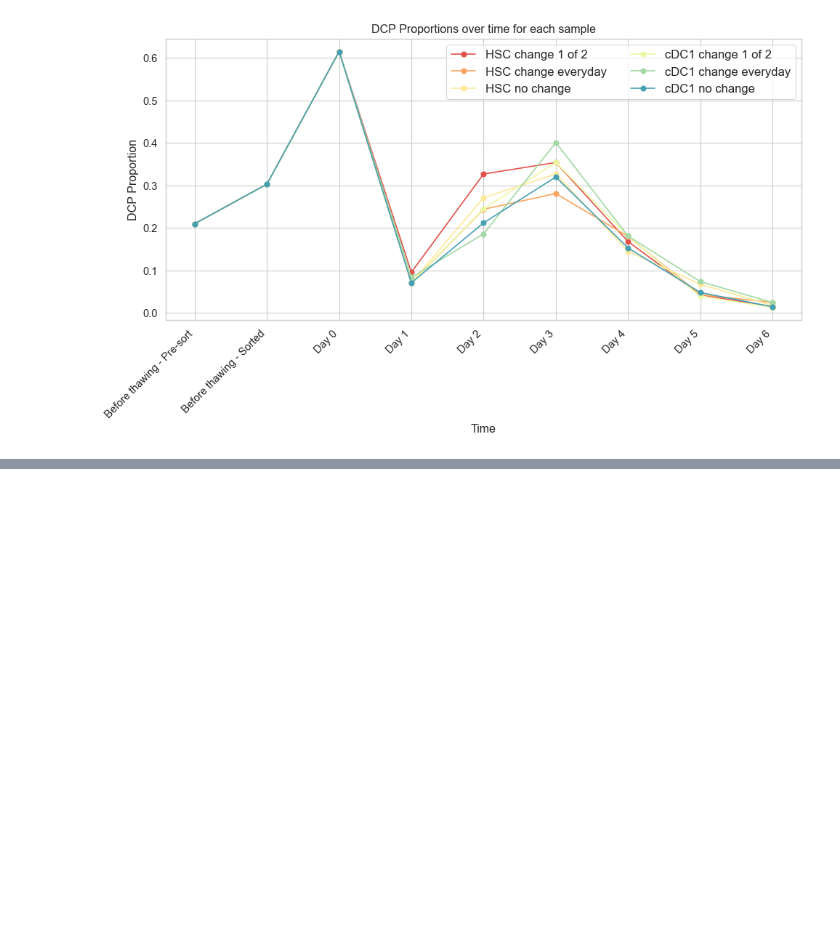
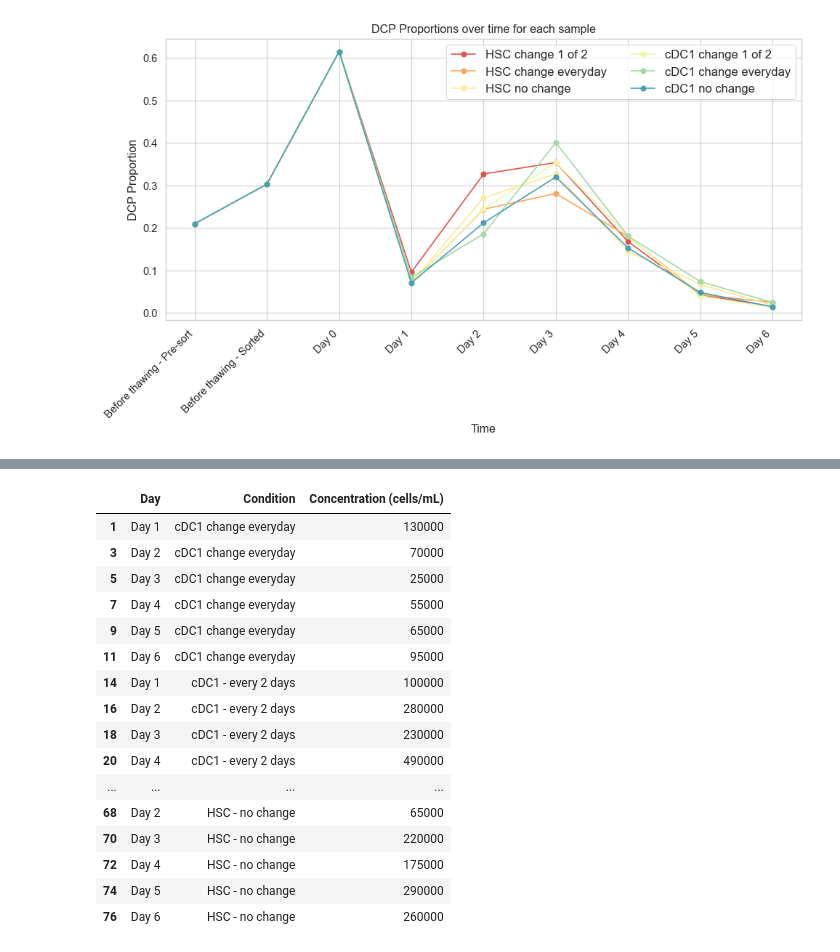
Before and after one commit to AlexiaGiroud/ThawingDCPs, a Jupyter notebook: graphs_try2.ipynb, the cells around one changed output, grey strips where cells are left out. Saved outputs shown, nothing was run; the diff lists cells and outputs as text; code cells hidden in the pictures; blank space fills up the shorter version.

```diff
--- a/graphs_try2.ipynb
+++ b/graphs_try2.ipynb
@@ -263,0 +304,20 @@ plt.show()
+# %%
+live_cells
+# %% [output]
+|  | Day | Condition | Concentration (cells/mL) |
+| 1 | Day 1 | cDC1 change everyday | 130000 |
+| 3 | Day 2 | cDC1 change everyday | 70000 |
+| 5 | Day 3 | cDC1 change everyday | 25000 |
+| 7 | Day 4 | cDC1 change everyday | 55000 |
+| 9 | Day 5 | cDC1 change everyday | 65000 |
+| 11 | Day 6 | cDC1 change everyday | 95000 |
+| 14 | Day 1 | cDC1 - every 2 days | 100000 |
+| 16 | Day 2 | cDC1 - every 2 days | 280000 |
+| 18 | Day 3 | cDC1 - every 2 days | 230000 |
+| 20 | Day 4 | cDC1 - every 2 days | 490000 |
+| ... | ... | ... | ... |
+| 68 | Day 2 | HSC - no change | 65000 |
+| 70 | Day 3 | HSC - no change | 220000 |
+| 72 | Day 4 | HSC - no change | 175000 |
+| 74 | Day 5 | HSC - no change | 290000 |
+| 76 | Day 6 | HSC - no change | 260000 |
```
Also changed, not shown: parts of 8 cells of this notebook, 7 other files.
